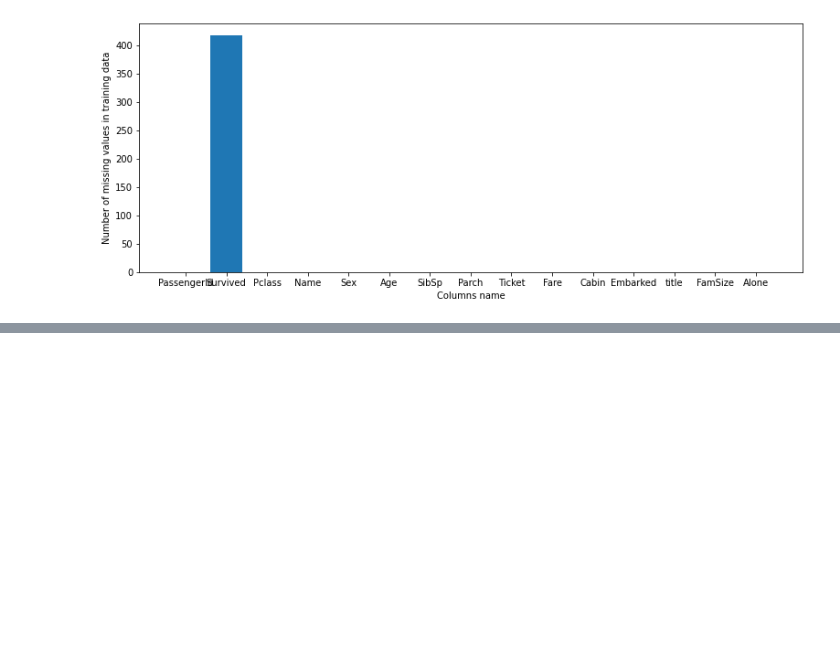
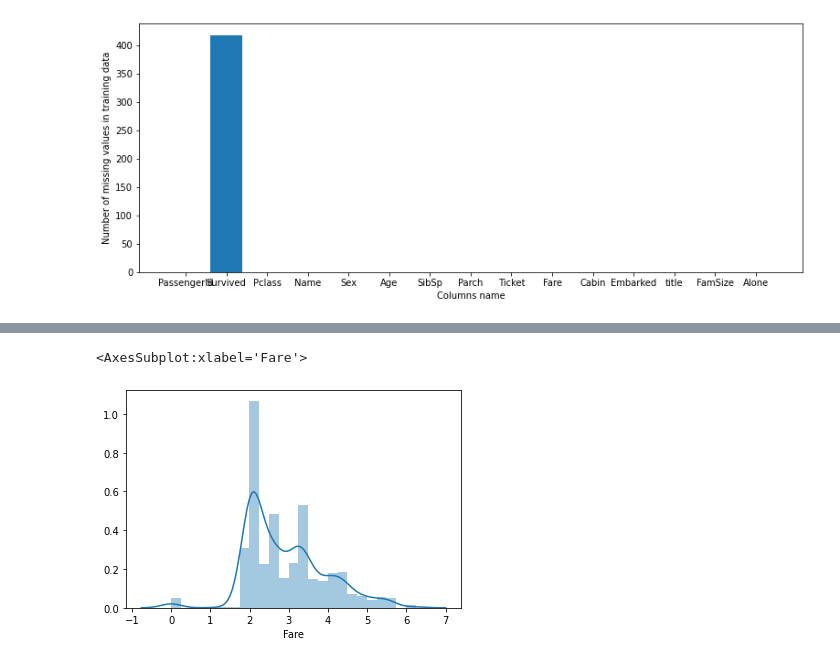
Before and after one commit to Keyrellous/Titanic, a Jupyter notebook: Titanic ML Python by Mariz and Kitos.ipynb, the cells around one changed output, grey strips where cells are left out. Saved outputs shown, nothing was run; the diff lists cells and outputs as text; code cells hidden in the pictures; blank space fills up the shorter version.

```diff
--- a/Titanic ML Python by Mariz and Kitos.ipynb
+++ b/Titanic ML Python by Mariz and Kitos.ipynb
@@ -284,0 +287,5 @@ Name: Age, Length: 91, dtype: int64
+# %%
+sns.distplot(imputed['Fare'])
+# %% [output]
+<AxesSubplot:xlabel='Fare'>
+[figure, added]
```
Also changed, not shown: parts of 41 cells of this notebook.
